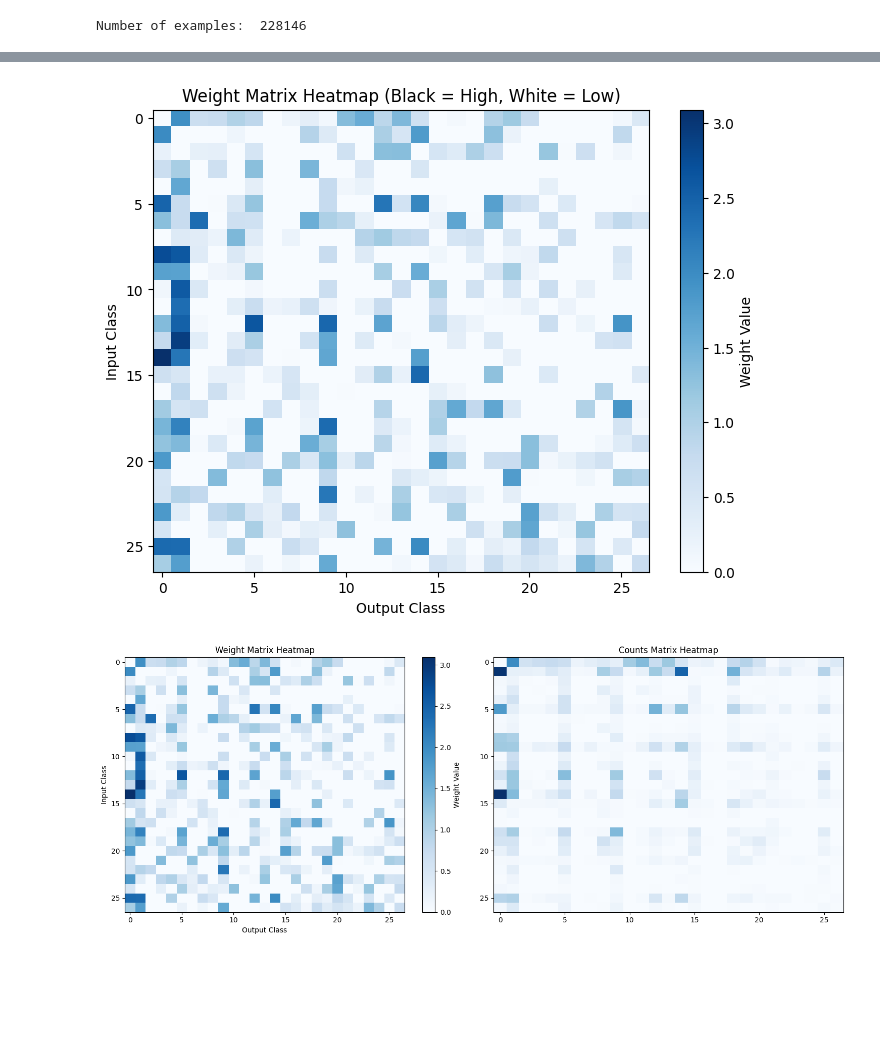
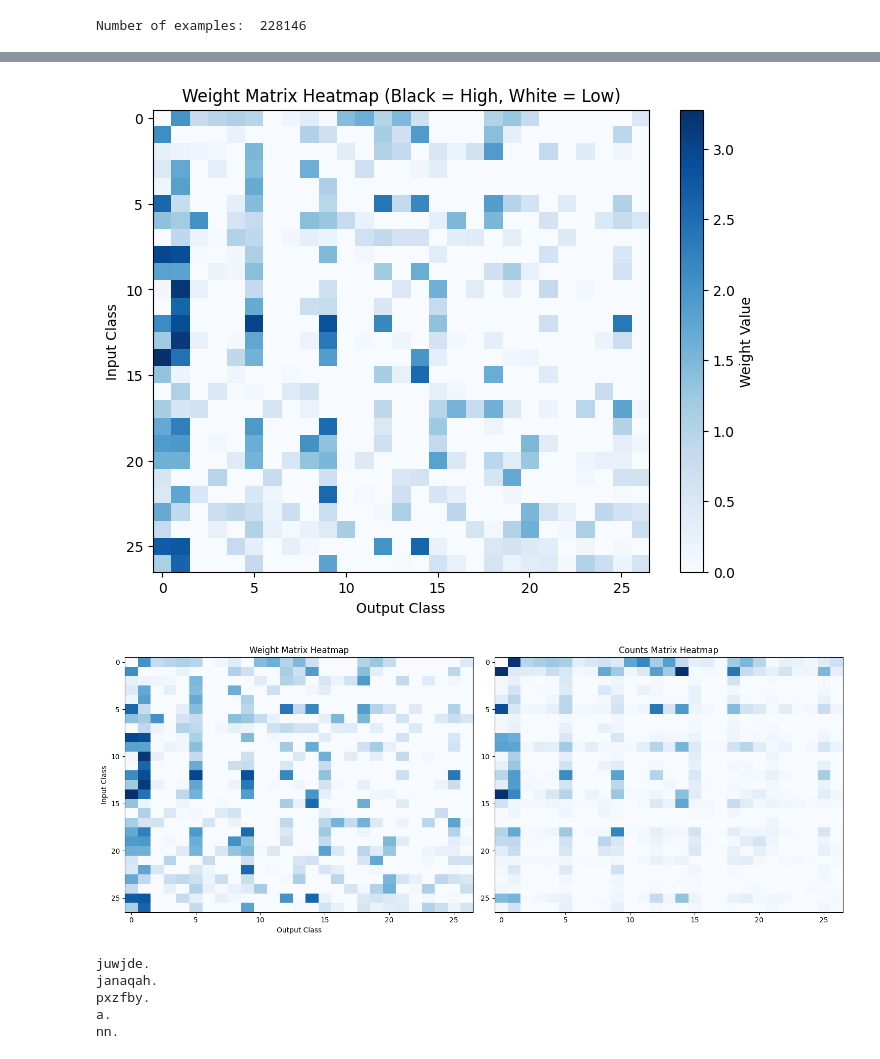
Before and after one commit to burakemretetik/makemore, a Jupyter notebook: makemore.ipynb, the cells around one changed output, grey strips where cells are left out. Drawn from its saved outputs; the diff is of its cells as text; code cells hidden in the pictures; blank space fills up the shorter version.

```diff
--- a/makemore.ipynb
+++ b/makemore.ipynb
@@ -394,7 +394,7 @@ Number of examples:  228146
 # List to store the loss history
 loss_history = []
 
-for k in range(10):
+for k in range(20):
     # forward pass
     xenc = F.one_hot(xs, num_classes=27).float()  # one-hot encoding the input
     logits = xenc @ W  # predict log-counts
@@ -447,28 +457,53 @@ plt.ylabel('Input Class')
 plt.title('Weight Matrix Heatmap (Black = High, White = Low)')
 plt.show()
 # %% [output]
-[figure, old version]
+[figure, new version]
 # %%
 # Convert W to a NumPy array for visualization
 W_np = W.detach().numpy()
 
 # Create a figure with two subplots
 plt.figure(figsize=(15, 6))
 
 # Plot W (weight matrix)
 plt.subplot(1, 2, 1)
 plt.imshow(W_np, cmap='Blues', vmin=0, vmax=W_np.max(), aspect='auto')
-plt.colorbar(label='Weight Value')
 plt.xlabel('Output Class')
 plt.ylabel('Input Class')
 plt.title('Weight Matrix Heatmap')
 
 # Plot N (counts matrix)
 plt.subplot(1, 2, 2)
-plt.imshow(N, cmap='Blues', aspect='auto')
+plt.imshow(N, cmap='Blues', vmax=N.max()/1.5, aspect='auto')
 plt.title('Counts Matrix Heatmap')
 
 plt.tight_layout()
 plt.show()
 # %% [output]
-[figure, old version]
+[figure, new version]
+# %%
+# sample from the model
+
+g= torch.Generator().manual_seed(2147483647)
+
+for i in range(5):
+  out = []
+  ix = 0
+  while True:
+    xenc = F.one_hot(torch.tensor([ix]), num_classes=27).float()
+    logits = xenc @ W
+    counts = logits.exp()
+    p = counts / counts.sum(1, keepdims=True)
+    #-------------
+
+    ix = torch.multinomial(p, num_samples=1, replacement=True, generator=g).item()
+    out.append(itos[ix])
+    if ix == 0:
+      break
+  print(''.join(out))
+# %% [output]
+juwjde.
+janaqah.
+pxzfby.
+a.
+nn.
```
Also changed, not shown: parts of 1 cell of this notebook.
